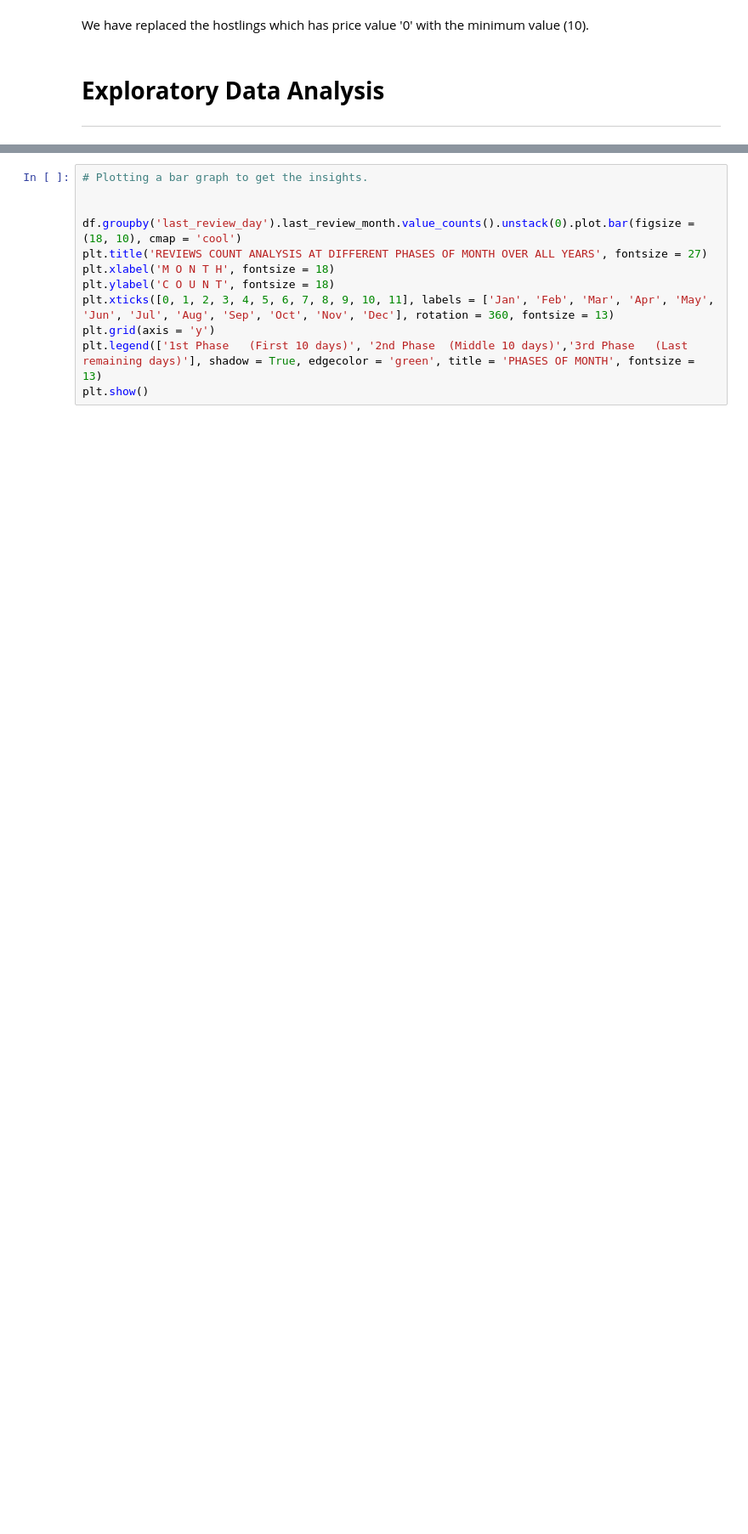
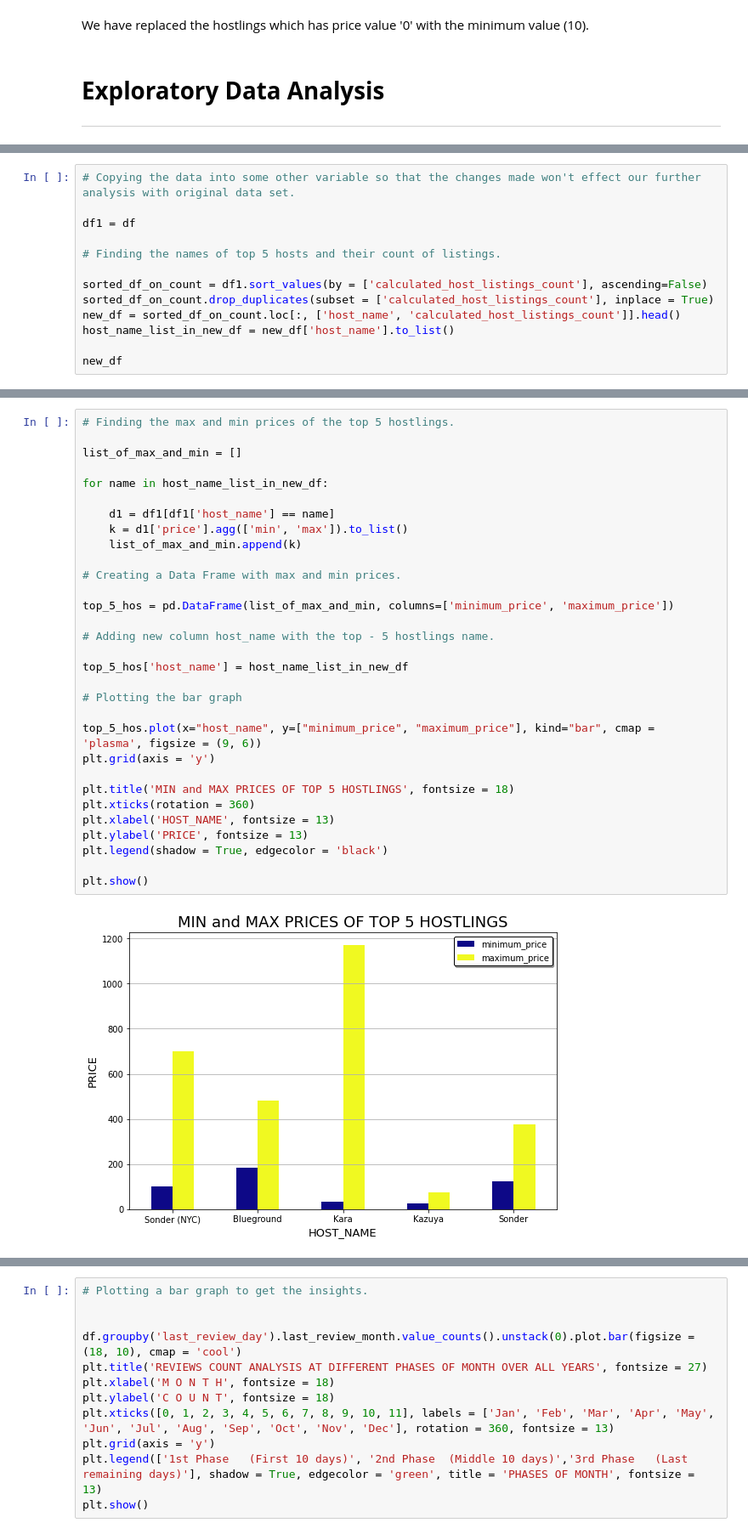
Before and after one commit to Tauseef-09/Airbnb_EDA_Project, a Jupyter notebook: Airbnb_individual_notebook.ipynb, the cells around one changed output, grey strips where cells are left out. Shown: that part at 85% size. Cells and saved outputs as stored; diff of their text form; blank space fills up the shorter version.

```diff
--- a/Airbnb_individual_notebook.ipynb
+++ b/Airbnb_individual_notebook.ipynb
@@ -168,0 +171,13 @@ We have replaced the hostlings which has price value '0' with the minimum value
+# %%
+# Copying the data into some other variable so that the changes made won't effect our further analysis with original data set.
+
+df1 = df
+
+# Finding the names of top 5 hosts and their count of listings.
+
+sorted_df_on_count = df1.sort_values(by = ['calculated_host_listings_count'], ascending=False)
+sorted_df_on_count.drop_duplicates(subset = ['calculated_host_listings_count'], inplace = True)
+new_df = sorted_df_on_count.loc[:, ['host_name', 'calculated_host_listings_count']].head()
+host_name_list_in_new_df = new_df['host_name'].to_list()
+
+new_df
@@ -168,0 +191,33 @@ We have replaced the hostlings which has price value '0' with the minimum value
+# %%
+# Finding the max and min prices of the top 5 hostlings.
+
+list_of_max_and_min = []
+
+for name in host_name_list_in_new_df:
+
+    d1 = df1[df1['host_name'] == name]
+    k = d1['price'].agg(['min', 'max']).to_list()
+    list_of_max_and_min.append(k)
+
+# Creating a Data Frame with max and min prices.
+
+top_5_hos = pd.DataFrame(list_of_max_and_min, columns=['minimum_price', 'maximum_price'])
+
+# Adding new column host_name with the top - 5 hostlings name.
+
+top_5_hos['host_name'] = host_name_list_in_new_df
+
+# Plotting the bar graph
+
+top_5_hos.plot(x="host_name", y=["minimum_price", "maximum_price"], kind="bar", cmap = 'plasma', figsize = (9, 6))
+plt.grid(axis = 'y')
+
+plt.title('MIN and MAX PRICES OF TOP 5 HOSTLINGS', fontsize = 18)
+plt.xticks(rotation = 360)
+plt.xlabel('HOST_NAME', fontsize = 13)
+plt.ylabel('PRICE', fontsize = 13)
+plt.legend(shadow = True, edgecolor = 'black')
+
+plt.show()
+# %% [output]
+[figure, added]
```
Also changed, not shown: parts of 20 cells of this notebook.
